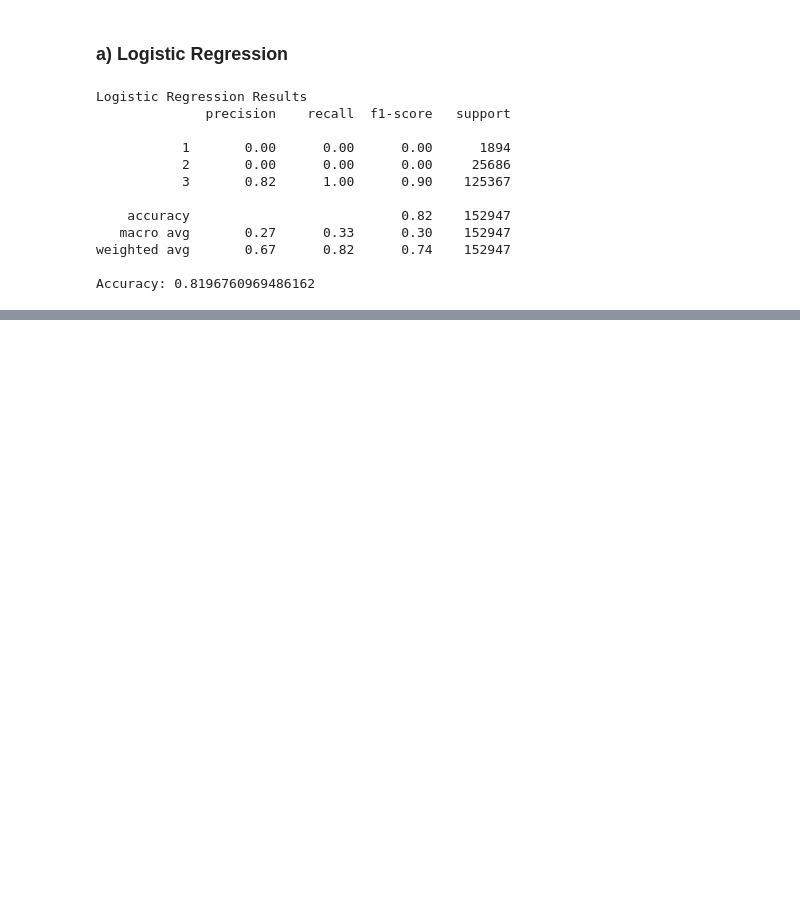
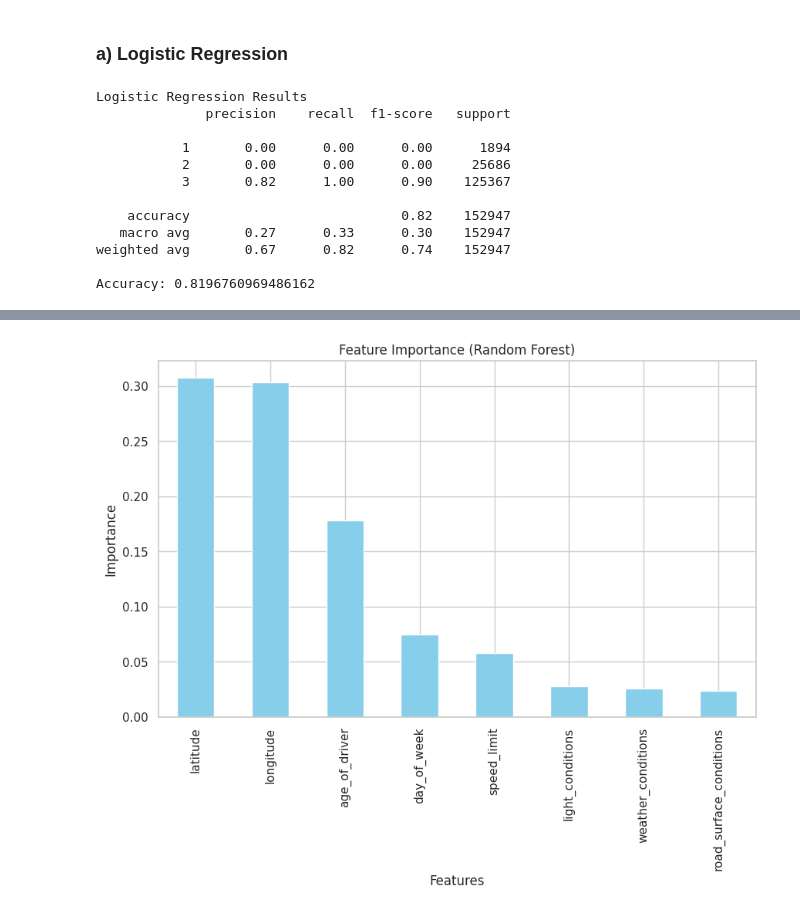
Before and after one commit to Nikitha14-code/Datascience-project, a Jupyter notebook: ACCIDENT_HOTSPOT_DETECTION_AND_RISK_PREDICTION.ipynb, the cells around one changed output, grey strips where cells are left out. Drawn from its saved outputs; the diff is of its cells as text; code cells hidden in the pictures; blank space fills up the shorter version.

Commit message:
Feature importance of random forest

```diff
--- a/ACCIDENT_HOTSPOT_DETECTION_AND_RISK_PREDICTION.ipynb
+++ b/ACCIDENT_HOTSPOT_DETECTION_AND_RISK_PREDICTION.ipynb
@@ -460,0 +463,15 @@ Accuracy: 0.8196760969486162
+# %%
+from sklearn.ensemble import RandomForestClassifier
+from sklearn.metrics import classification_report, accuracy_score
+
+# Train Random Forest
+rf_model = RandomForestClassifier(n_estimators=100, random_state=42, class_weight="balanced")
+rf_model.fit(X_train, y_train)
+
+# Predictions
+y_pred_rf = rf_model.predict(X_test)
+
+# Evaluation
+print("Random Forest Results")
+print(classification_report(y_test, y_pred_rf))
+print("Accuracy:", accuracy_score(y_test, y_pred_rf))
@@ -460,0 +491,13 @@ Accuracy: 0.8196760969486162
+# %%
+# Feature Importance
+feature_importance = pd.Series(rf_model.feature_importances_, index=X_train.columns).sort_values(ascending=False)
+
+# Plot
+plt.figure(figsize=(10, 6))
+feature_importance.plot(kind="bar", color="skyblue")
+plt.title("Feature Importance (Random Forest)")
+plt.xlabel("Features")
+plt.ylabel("Importance")
+plt.show()
+# %% [output]
+[figure, added]
```
Also changed, not shown: parts of 2 cells of this notebook.
